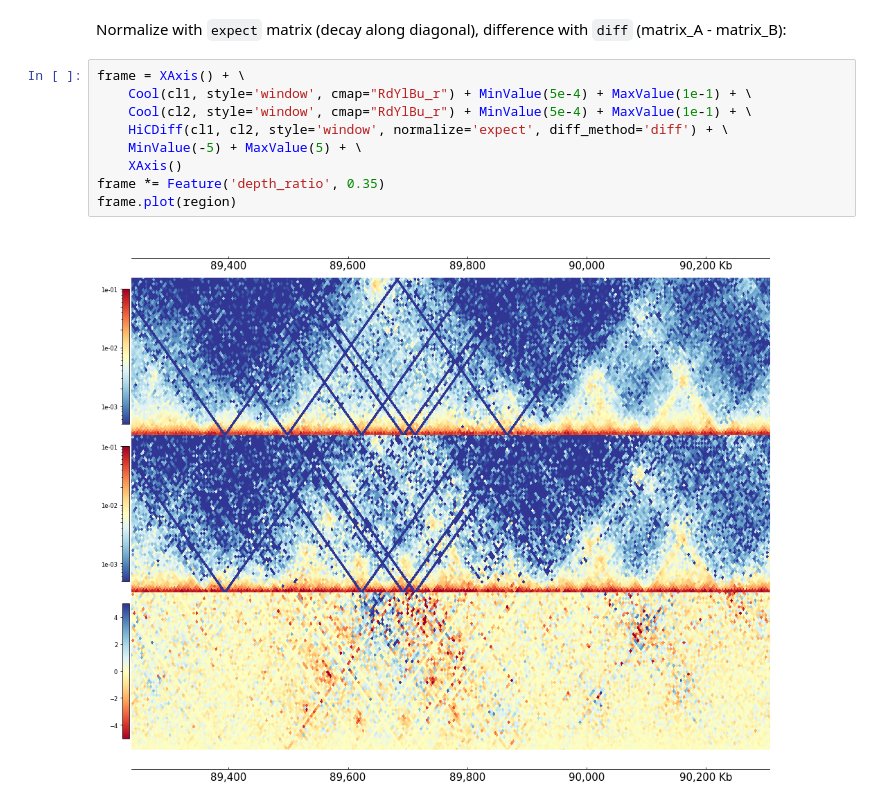
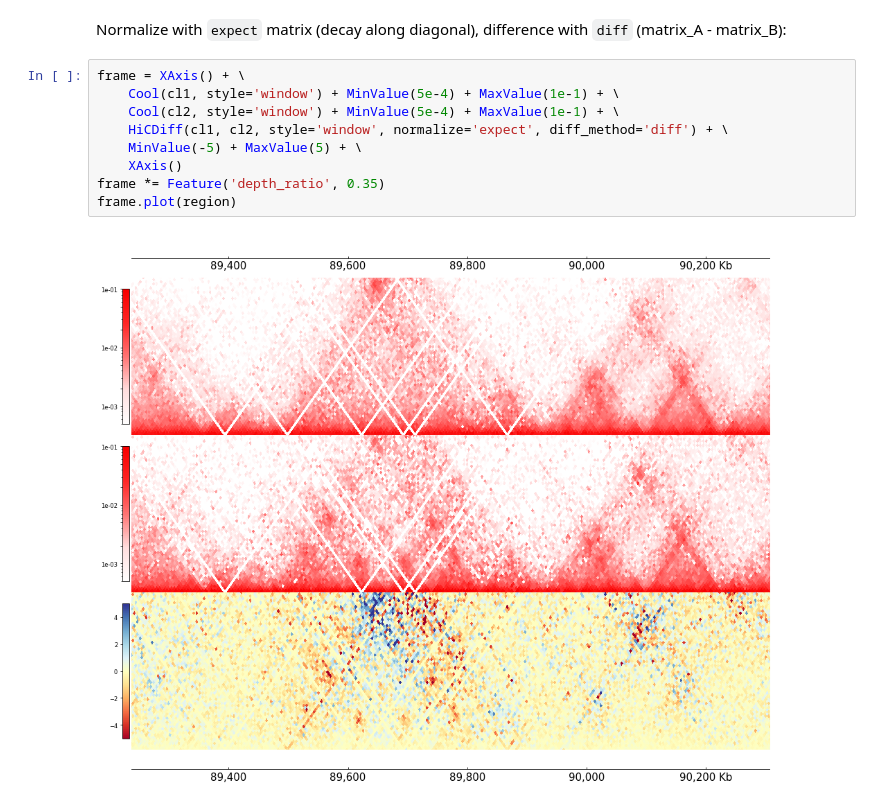
Before and after one commit to GangCaoLab/CoolBox, a Jupyter notebook: docs/_gallery/HiCDiff.ipynb, the cells around one changed output. Drawn from its saved outputs; the diff is of its cells as text.

```diff
--- a/docs/_gallery/HiCDiff.ipynb
+++ b/docs/_gallery/HiCDiff.ipynb
@@ -19,12 +19,12 @@ region = "chr1:89237500-90307500"
 Normalize with `expect` matrix (decay along diagonal), difference with `diff` (matrix_A - matrix_B):
 # %%
 frame = XAxis() + \
-    Cool(cl1, style='window', cmap="RdYlBu_r") + MinValue(5e-4) + MaxValue(1e-1) + \
-    Cool(cl2, style='window', cmap="RdYlBu_r") + MinValue(5e-4) + MaxValue(1e-1) + \
+    Cool(cl1, style='window') + MinValue(5e-4) + MaxValue(1e-1) + \
+    Cool(cl2, style='window') + MinValue(5e-4) + MaxValue(1e-1) + \
     HiCDiff(cl1, cl2, style='window', normalize='expect', diff_method='diff') + \
     MinValue(-5) + MaxValue(5) + \
     XAxis()
 frame *= Feature('depth_ratio', 0.35)
 frame.plot(region)
 # %% [output]
-[figure, old version]
+[figure, new version]
```
Also changed, not shown: 17 other files.
